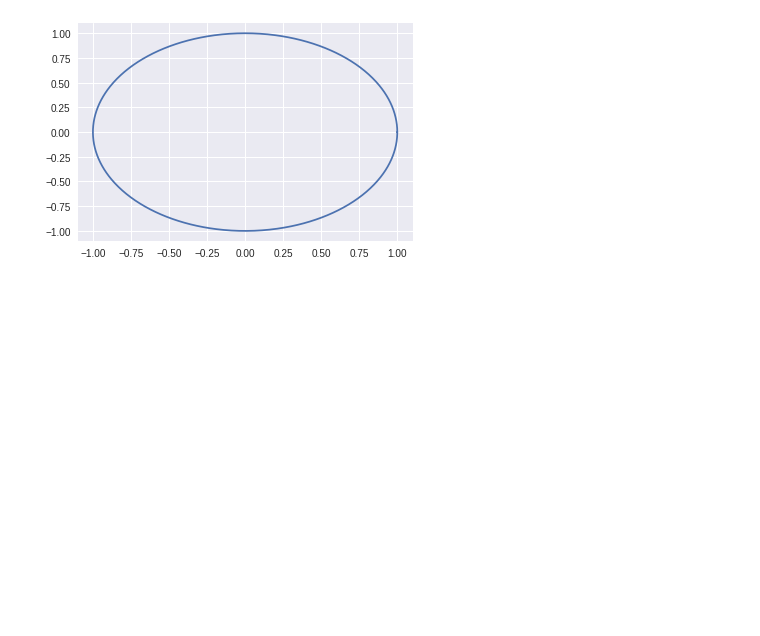
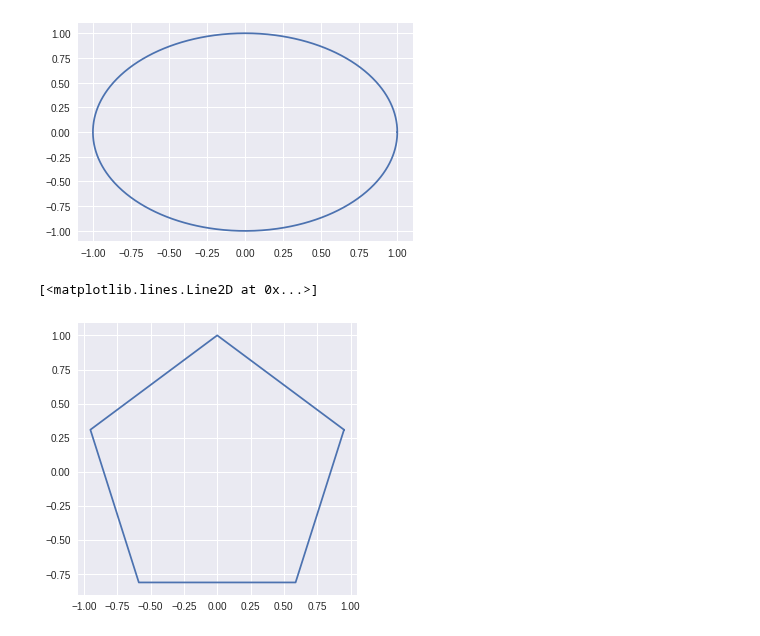
Before and after one commit to tjwei/NDHU_AM1130, a Jupyter notebook: 2018_Wee08_pyplot.ipynb, the cells around one changed output. Cells and saved outputs as stored; diff of their text form; code cells hidden in the pictures; blank space fills up the shorter version.

```diff
--- a/2018_Wee08_pyplot.ipynb
+++ b/2018_Wee08_pyplot.ipynb
@@ -21,5 +21,12 @@ plt.plot(np.cos(x), np.sin(x))
 # %% [output]
 [<matplotlib.lines.Line2D at 0x...>]
 [figure]
+# %%
+plt.figure(figsize=(5,5))
+t=np.linspace(0, 2*np.pi, 6)
+plt.plot(np.cos(t+0.1*np.pi), np.sin(t+0.1*np.pi))
+# %% [output]
+[<matplotlib.lines.Line2D at 0x...>]
+[figure, added]
 # %%
 plt.figure(figsize=(5,5))
```
Also changed, not shown: parts of 3 cells of this notebook.
